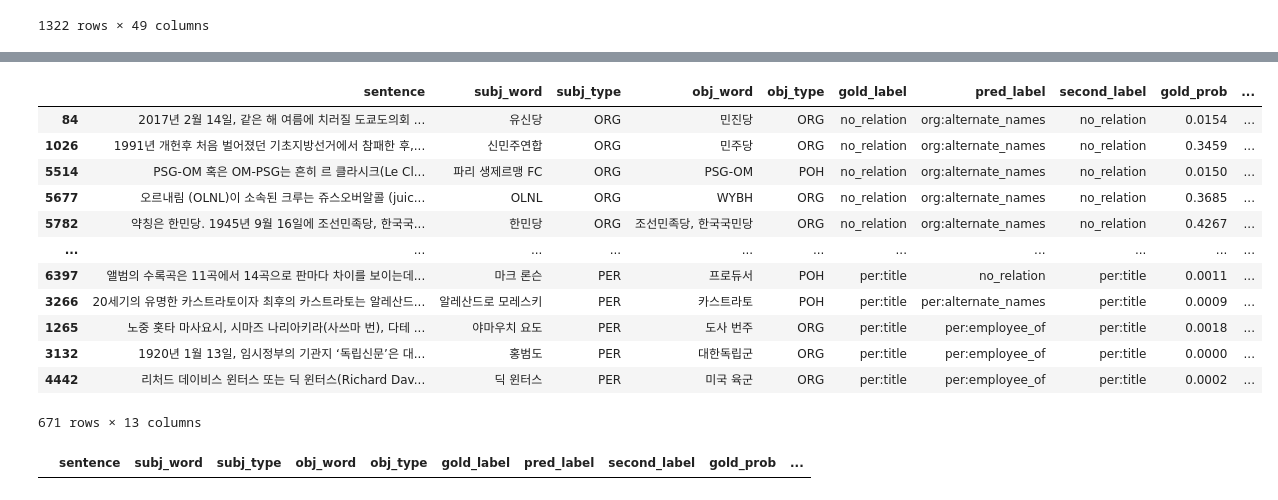
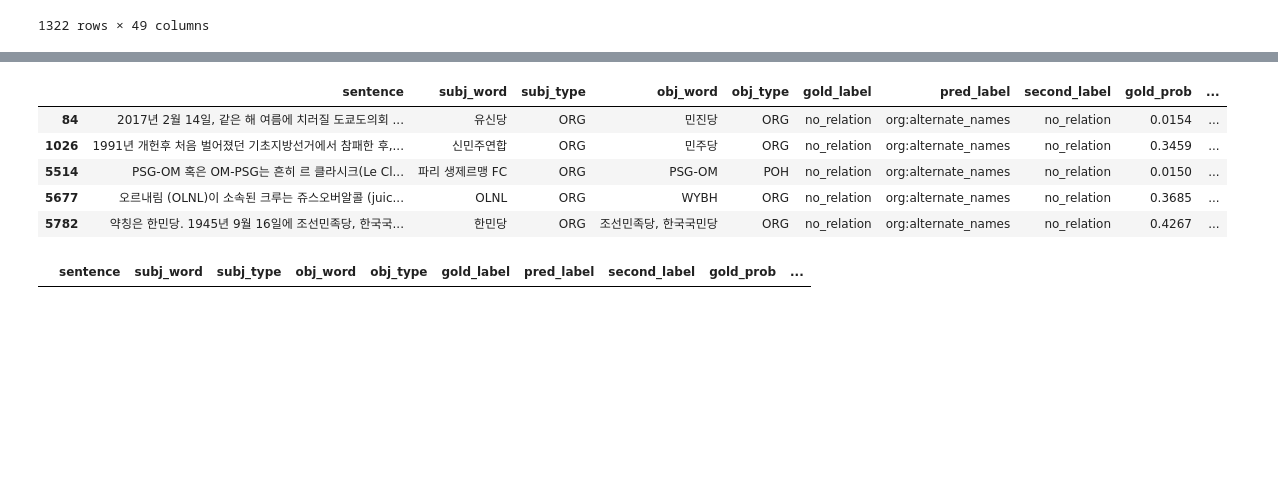
Before and after one commit to boostcampaitech4lv23nlp1/level2_klue_nlp-level2-nlp-07, a Jupyter notebook: notebooks/dev_prob.ipynb, the cells around one changed output, grey strips where cells are left out. Cells and saved outputs as stored; diff of their text form; code cells hidden in the pictures; blank space fills up the shorter version.

```diff
--- a/notebooks/dev_prob.ipynb
+++ b/notebooks/dev_prob.ipynb
@@ -468,19 +456,12 @@ no_match[no_match['prob_diff']!=no_match['prse_diff']]
 # %%
-no_match[no_match['gold_label']==no_match['second_label']]
+no_match[no_match['gold_label']==no_match['second_label']].head(5)
 # %% [output]
 |  | sentence | subj_word | subj_type | obj_word | obj_type | gold_label | pred_label | second_label | gold_prob | ... |
 | 84 | 2017년 2월 14일, 같은 해 여름에 치러질 도쿄도의회 ... | 유신당 | ORG | 민진당 | ORG | no_relation | org:alternate_names | no_relation | 0.0154 | ... |
 | 1026 | 1991년 개헌후 처음 벌어졌던 기초지방선거에서 참패한 후,... | 신민주연합 | ORG | 민주당 | ORG | no_relation | org:alternate_names | no_relation | 0.3459 | ... |
 | 5514 | PSG-OM 혹은 OM-PSG는 흔히 르 클라시크(Le Cl... | 파리 생제르맹 FC | ORG | PSG-OM | POH | no_relation | org:alternate_names | no_relation | 0.0150 | ... |
 | 5677 | 오르내림 (OLNL)이 소속된 크루는 쥬스오버알콜 (juic... | OLNL | ORG | WYBH | ORG | no_relation | org:alternate_names | no_relation | 0.3685 | ... |
 | 5782 | 약칭은 한민당. 1945년 9월 16일에 조선민족당, 한국국... | 한민당 | ORG | 조선민족당, 한국국민당 | ORG | no_relation | org:alternate_names | no_relation | 0.4267 | ... |
-| ... | ... | ... | ... | ... | ... | ... | ... | ... | ... | ... |
-| 6397 | 앨범의 수록곡은 11곡에서 14곡으로 판마다 차이를 보이는데... | 마크 론슨 | PER | 프로듀서 | POH | per:title | no_relation | per:title | 0.0011 | ... |
-| 3266 | 20세기의 유명한 카스트라토이자 최후의 카스트라토는 알레산드... | 알레산드로 모레스키 | PER | 카스트라토 | POH | per:title | per:alternate_names | per:title | 0.0009 | ... |
-| 1265 | 노중 홋타 마사요시, 시마즈 나리아키라(사쓰마 번), 다테 ... | 야마우치 요도 | PER | 도사 번주 | ORG | per:title | per:employee_of | per:title | 0.0018 | ... |
-| 3132 | 1920년 1월 13일, 임시정부의 기관지 ‘독립신문’은 대... | 홍범도 | PER | 대한독립군 | ORG | per:title | per:employee_of | per:title | 0.0000 | ... |
-| 4442 | 리처드 데이비스 윈터스 또는 딕 윈터스(Richard Dav... | 딕 윈터스 | PER | 미국 육군 | ORG | per:title | per:employee_of | per:title | 0.0002 | ... |
-671 rows × 13 columns
 # %%
 no_match[no_match['pred_prob']<=0.25]
 # %% [output]
```
Also changed, not shown: parts of 25 cells of this notebook, 8 other files.
